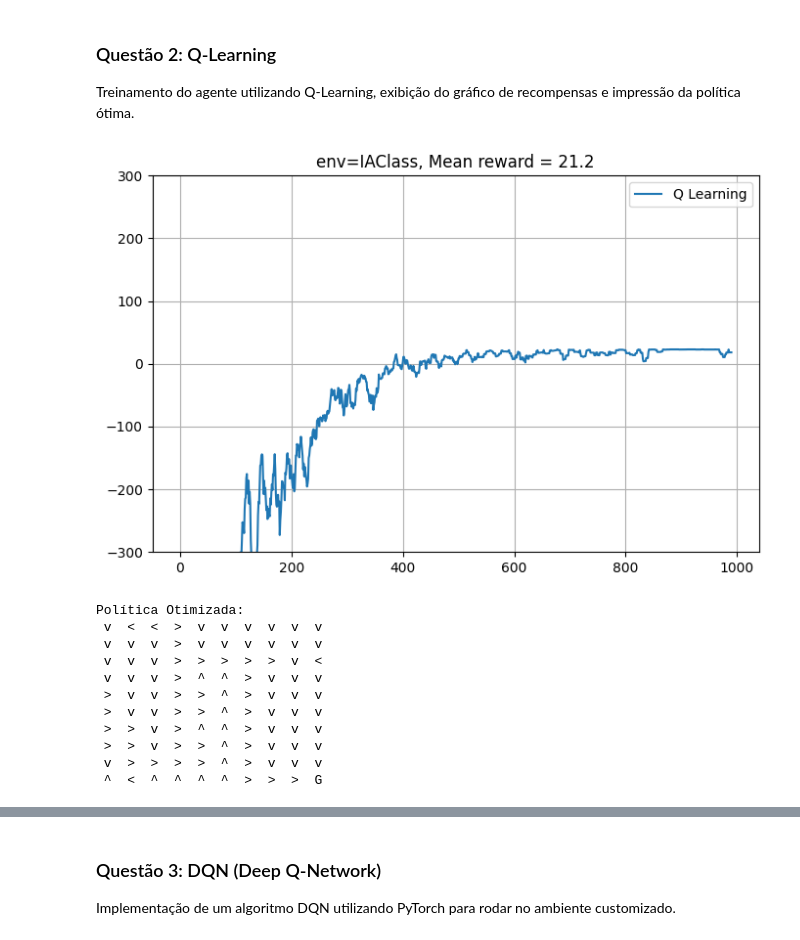
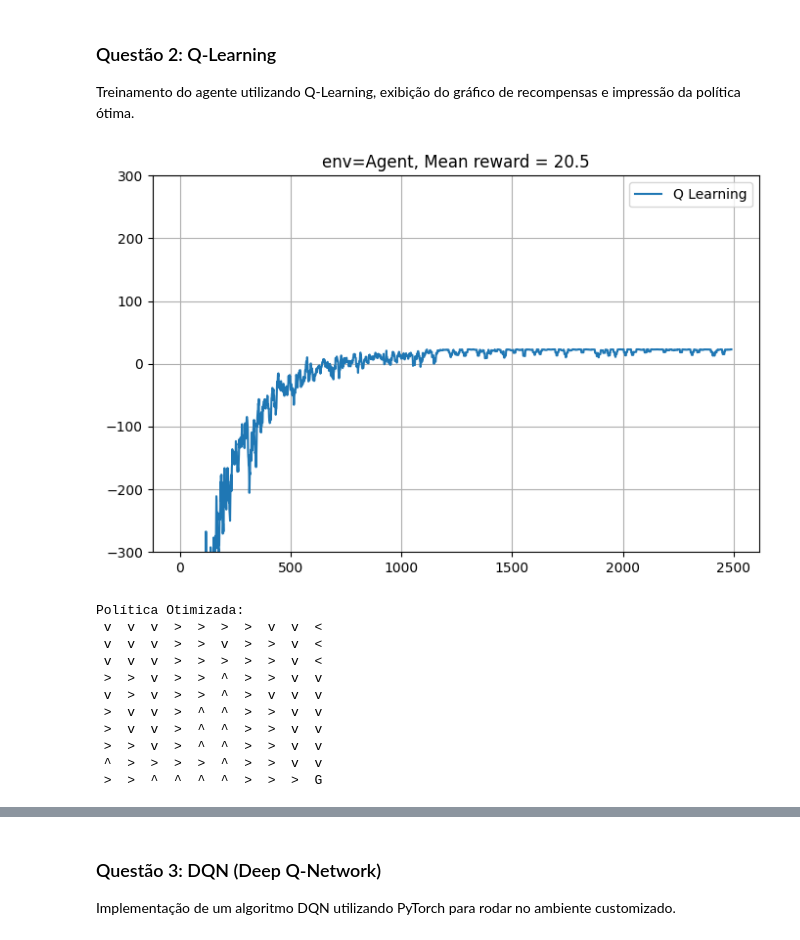
Before and after one commit to adrianfelsky/TrabalhosIA, a Jupyter notebook: T3/Trabalho_3_IA.ipynb, the cells around one changed output, grey strips where cells are left out. Drawn from its saved outputs; the diff is of its cells as text; code cells hidden in the pictures.

Commit message:
atualizando o valor de epsilon para garantir que ele não decaia demais e fixe num valor negativo

```diff
--- a/T3/Trabalho_3_IA.ipynb
+++ b/T3/Trabalho_3_IA.ipynb
@@ -171,9 +174,9 @@ warnings.filterwarnings("ignore", category=DeprecationWarning)
 alpha = 0.1
 gamma = 0.99
 epsilon = 1.0
-epsilon_decay = 0.995
+epsilon_decay = 0.997
 epsilon_min = 0.01
-episodes = 1000
+episodes = 2500
 
 # Tabela Q
 q_table = np.zeros((env.observation_space.n, env.action_space.n))
@@ -212,7 +215,7 @@ mean_reward_last_100 = np.mean(rewards_history[-100:])
 
 plt.figure(figsize=(8, 5))
 plt.plot(smoothed_rewards, label="Q Learning")
-plt.title(f"env=IAClass, Mean reward = {mean_reward_last_100:.1f}")
+plt.title(f"env=Agent, Mean reward = {mean_reward_last_100:.1f}")
 plt.ylim(-300, 300)
 plt.grid(True)
 plt.legend()
@@ -280,42 +283,42 @@ ax.text(9.7, 3.2, "Bar",              ha='center', va='center', fontsize=8, font
 ax.text(8.7, 2.2, "RU",               ha='center', va='center', fontsize=8, fontweight='bold')
 ax.text(5.5, 8.8, "Bbteca",           ha='center', va='center', fontsize=8, fontweight='bold')
 ax.text(9.5, 9.8, "Aula IA",          ha='center', va='center', fontsize=8, fontweight='bold')
 
 plt.title("Política Ótima (Q-Learning) - Caminho até a Aula de IA", fontsize=10, fontweight='bold', pad=15)
 plt.xticks([])
 plt.yticks([])
 
 # Desenhando as setas do caminho ótimo
 for i in range(len(optimal_path) - 1):
     curr_r, curr_c = optimal_path[i]
     next_r, next_c = optimal_path[i+1]
 
     start_y, start_x = curr_r + 0.5, curr_c + 0.5
     end_y, end_x = next_r + 0.5, next_c + 0.5
 
     dx = (end_x - start_x) * 0.6
     dy = (end_y - start_y) * 0.6
 
     ax.annotate("",
                 xy=(start_x + dx, start_y + dy), xycoords='data',
                 xytext=(start_x, start_y), textcoords='data',
                 arrowprops=dict(arrowstyle="->", color="green", lw=2, shrinkA=0, shrinkB=0))
 
 end_y, end_x = optimal_path[-1][0] + 0.5, optimal_path[-1][1] + 0.5
 ax.plot(end_x, end_y, 'g*', markersize=20)
 
 plt.tight_layout()
 plt.show()
 # %% [output]
-[figure, old version]
+[figure, new version]
 Política Otimizada:
- v  <  <  >  v  v  v  v  v  v
- v  v  v  >  v  v  v  v  v  v
+ v  v  v  >  >  >  >  v  v  <
+ v  v  v  >  >  v  >  >  v  <
  v  v  v  >  >  >  >  >  v  <
- v  v  v  >  ^  ^  >  v  v  v
- >  v  v  >  >  ^  >  v  v  v
- >  v  v  >  >  ^  >  v  v  v
- >  >  v  >  ^  ^  >  v  v  v
- >  >  v  >  >  ^  >  v  v  v
- v  >  >  >  >  ^  >  v  v  v
- ^  <  ^  ^  ^  ^  >  >  >  G
+ >  >  v  >  >  ^  >  >  v  v
+ v  >  v  >  >  ^  >  v  v  v
+ >  v  v  >  ^  ^  >  >  v  v
+ >  v  v  >  ^  ^  >  >  v  v
+ >  >  v  >  ^  ^  >  >  v  v
+ ^  >  >  >  >  ^  >  >  v  v
+ >  >  ^  ^  ^  ^  >  >  >  G
```
Also changed, not shown: parts of 3 cells of this notebook.
